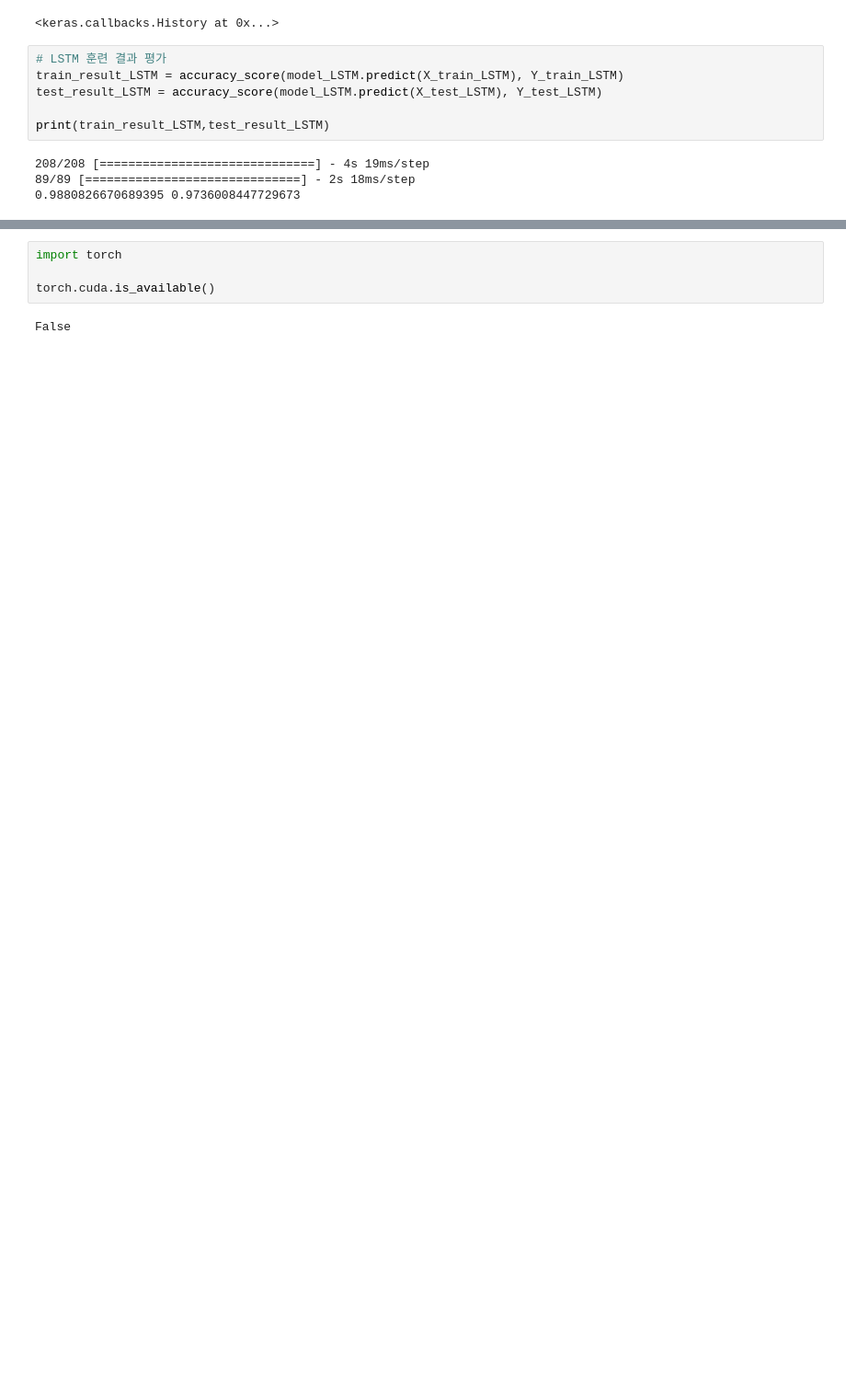
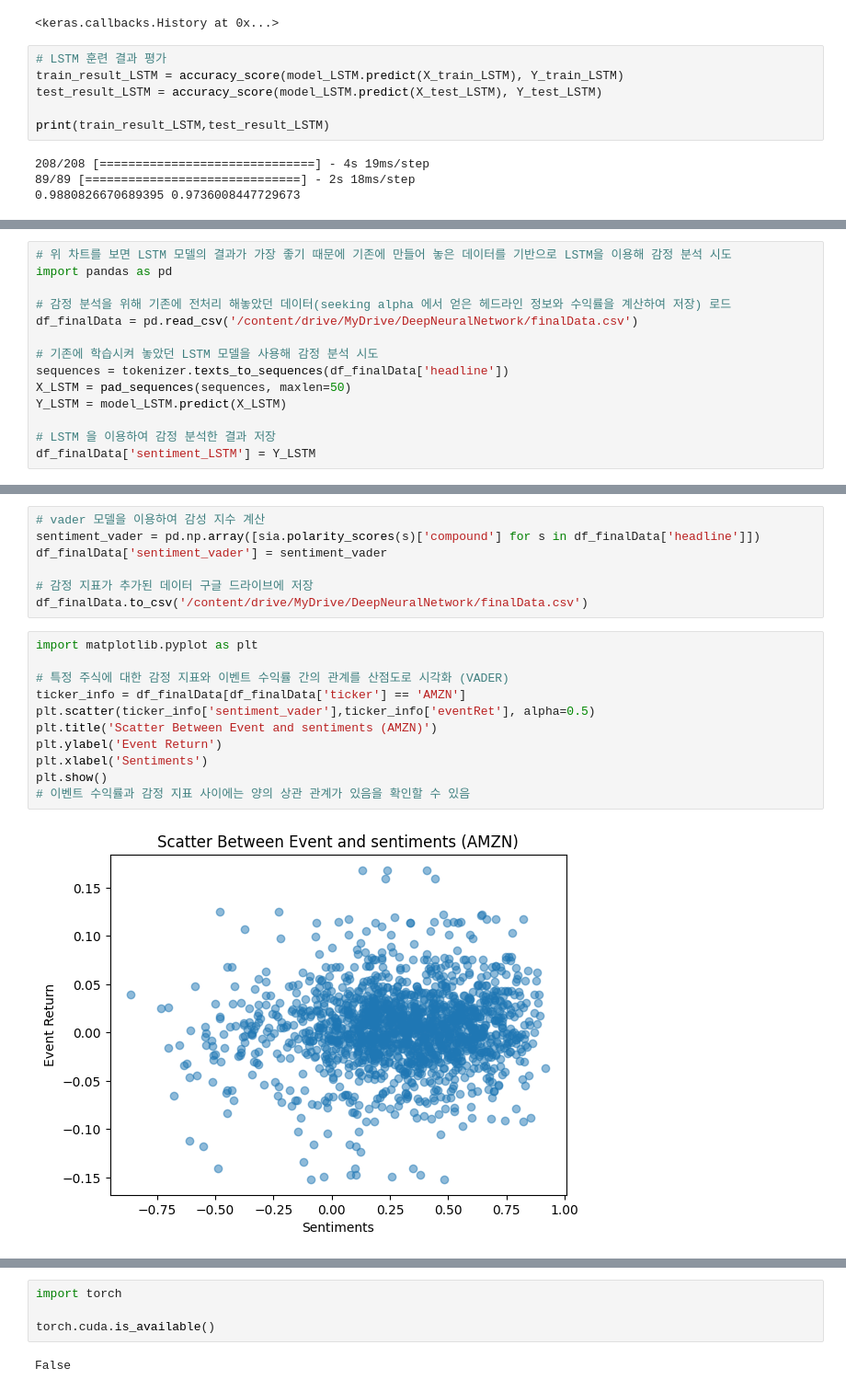
Before and after one commit to fedor44/Sentiment_for_Stock_Investment_Strategy, a Jupyter notebook: Untitled48.ipynb, the cells around one changed output, grey strips where cells are left out. Shown: that part at 92% size. Drawn from its saved outputs; the diff is of its cells as text; blank space fills up the shorter version.

```diff
--- a/Untitled48.ipynb
+++ b/Untitled48.ipynb
@@ -407,3 +407,17 @@ ax.set_xticklabels(names)
 pyplot.show()
 # %% [output]
 [figure]
+# %%
+# 위 차트를 보면 LSTM 모델의 결과가 가장 좋기 때문에 기존에 만들어 놓은 데이터를 기반으로 LSTM을 이용해 감정 분석 시도
+import pandas as pd
+
+# 감정 분석을 위해 기존에 전처리 해놓았던 데이터(seeking alpha 에서 얻은 헤드라인 정보와 수익률을 계산하여 저장) 로드
+df_finalData = pd.read_csv('/content/drive/MyDrive/DeepNeuralNetwork/finalData.csv')
+
+# 기존에 학습시켜 놓았던 LSTM 모델을 사용해 감정 분석 시도
+sequences = tokenizer.texts_to_sequences(df_finalData['headline'])
+X_LSTM = pad_sequences(sequences, maxlen=50)
+Y_LSTM = model_LSTM.predict(X_LSTM)
+
+# LSTM 을 이용하여 감정 분석한 결과 저장
+df_finalData['sentiment_LSTM'] = Y_LSTM
@@ -409,0 +507,20 @@ pyplot.show()
+# %%
+# vader 모델을 이용하여 감성 지수 계산
+sentiment_vader = pd.np.array([sia.polarity_scores(s)['compound'] for s in df_finalData['headline']])
+df_finalData['sentiment_vader'] = sentiment_vader
+
+# 감정 지표가 추가된 데이터 구글 드라이브에 저장
+df_finalData.to_csv('/content/drive/MyDrive/DeepNeuralNetwork/finalData.csv')
+# %%
+import matplotlib.pyplot as plt
+
+# 특정 주식에 대한 감정 지표와 이벤트 수익률 간의 관계를 산점도로 시각화 (VADER)
+ticker_info = df_finalData[df_finalData['ticker'] == 'AMZN']
+plt.scatter(ticker_info['sentiment_vader'],ticker_info['eventRet'], alpha=0.5)
+plt.title('Scatter Between Event and sentiments (AMZN)')
+plt.ylabel('Event Return')
+plt.xlabel('Sentiments')
+plt.show()
+# 이벤트 수익률과 감정 지표 사이에는 양의 상관 관계가 있음을 확인할 수 있음
+# %% [output]
+[figure, added]
```
Also changed, not shown: parts of 10 cells of this notebook.
